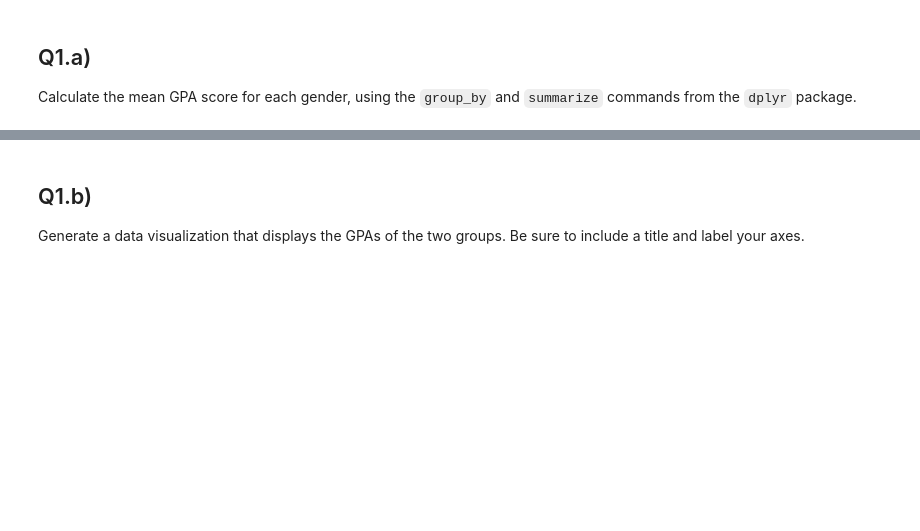
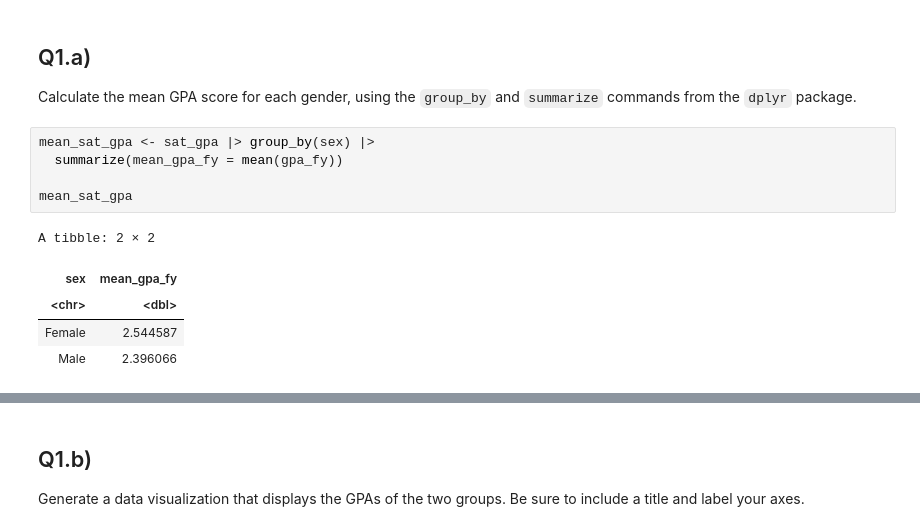
Before and after one commit to UNC-DATA-730/unit-9-assignment-setiadha-unc, a Jupyter notebook: agungsetiadha-assignment9.ipynb, the cells around one changed output, grey strips where cells are left out. Cells and saved outputs as stored; diff of their text form; blank space fills up the shorter version.

```diff
--- a/agungsetiadha-assignment9.ipynb
+++ b/agungsetiadha-assignment9.ipynb
@@ -68,6 +68,17 @@ significance-level of 0.05.
 
 Calculate the mean GPA score for each gender, using the `group_by` and
 `summarize` commands from the `dplyr` package.
+# %%
+mean_sat_gpa <- sat_gpa |> group_by(sex) |>
+  summarize(mean_gpa_fy = mean(gpa_fy))
+
+mean_sat_gpa
+# %% [output]
+A tibble: 2 × 2
+| sex | mean_gpa_fy |
+| <chr> | <dbl> |
+| Female | 2.544587 |
+| Male | 2.396066 |
 # %% [markdown]
 **Questions**:
 
```
Also changed, not shown: parts of 2 cells of this notebook.
